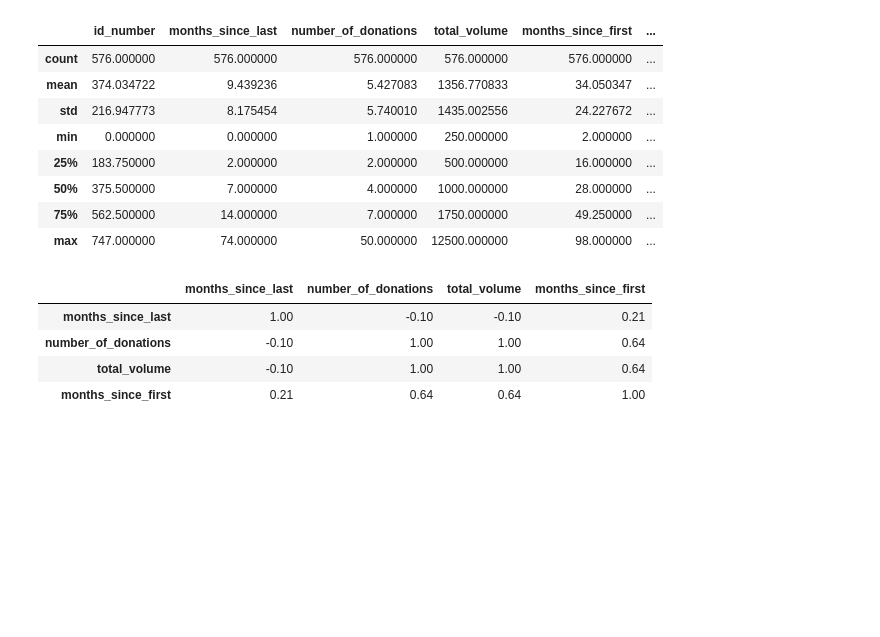
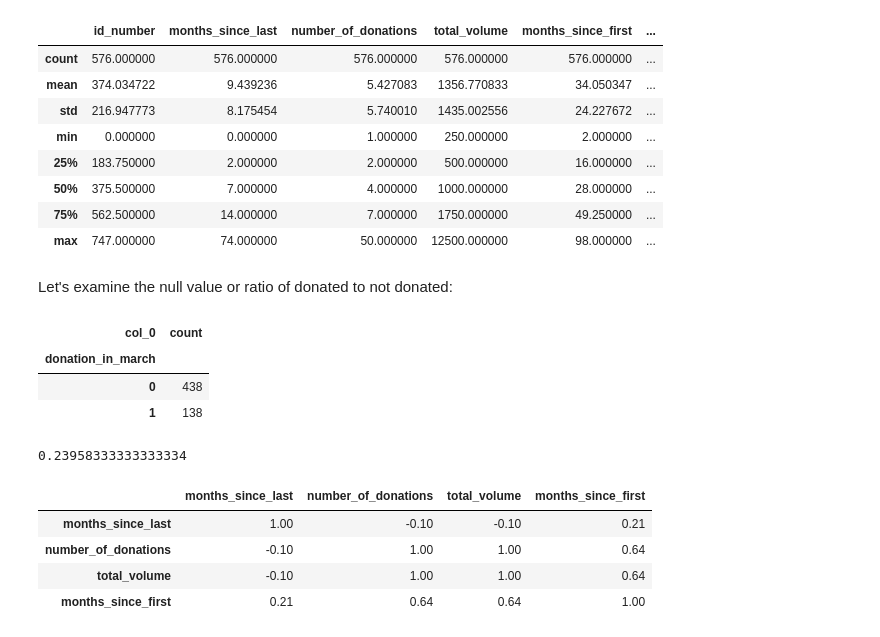
Before and after one commit to jhalverson/data_science, a Jupyter notebook: machine_learning/blood_donations_competition.ipynb, the cells around one changed output. Drawn from its saved outputs; the diff is of its cells as text; code cells hidden in the pictures; blank space fills up the shorter version.

```diff
--- a/machine_learning/blood_donations_competition.ipynb
+++ b/machine_learning/blood_donations_competition.ipynb
@@ -56,6 +56,21 @@ df.describe()
 | 50% | 375.500000 | 7.000000 | 4.000000 | 1000.000000 | 28.000000 | ... |
 | 75% | 562.500000 | 14.000000 | 7.000000 | 1750.000000 | 49.250000 | ... |
 | max | 747.000000 | 74.000000 | 50.000000 | 12500.000000 | 98.000000 | ... |
+# %% [markdown]
+Let's examine the null value or ratio of donated to not donated:
+# %%
+outcome_table = pd.crosstab(index=df["donation_in_march"], columns="count")
+outcome_table
+# %% [output]
+| col_0 | count |
+| donation_in_march |  |
+| 0 | 438 |
+| 1 | 138 |
+# %%
+fraction_that_donated = 138 / float(138 + 438)
+fraction_that_donated
+# %% [output]
+0.23958333333333334
 # %%
 df[df['donation_in_march'] == 0].iloc[:,1:-1].corr().applymap(lambda x: round(x, 2))
 # %% [output]
```
Also changed, not shown: parts of 24 cells of this notebook, 1 other file.
